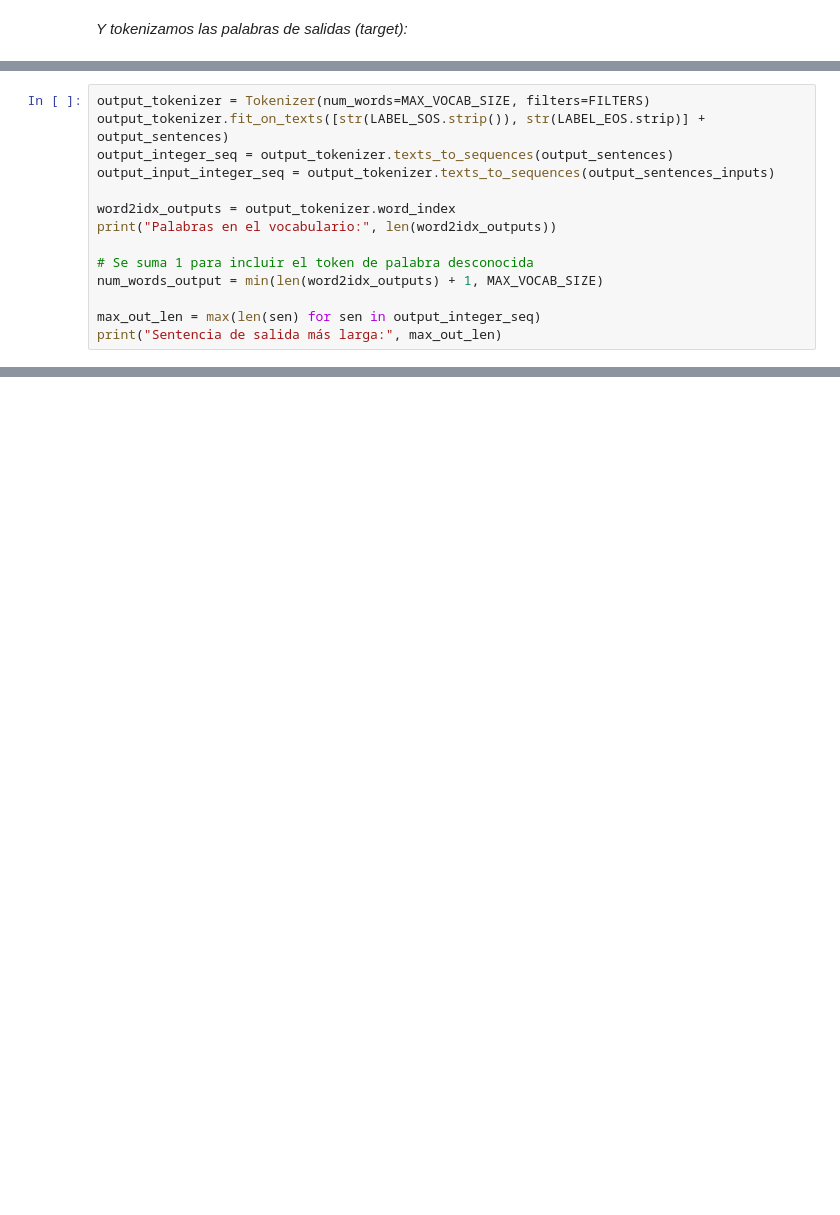
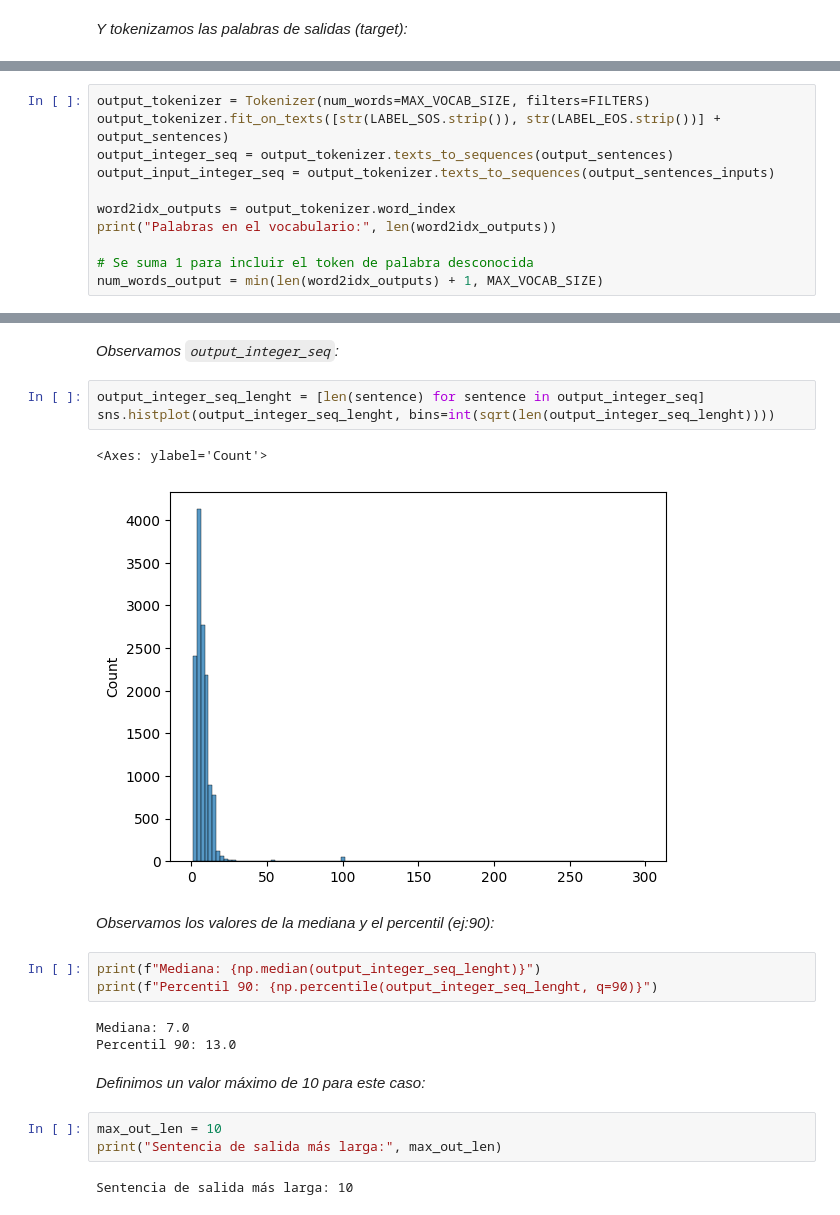
Before and after one commit to brunomaso1/uba-ceia, a Jupyter notebook: ceia-nlp/Desafio 4.ipynb, the cells around one changed output, grey strips where cells are left out. Saved outputs shown, nothing was run; the diff lists cells and outputs as text; blank space fills up the shorter version.

```diff
--- a/ceia-nlp/Desafio 4.ipynb
+++ b/ceia-nlp/Desafio 4.ipynb
@@ -245,6 +293,6 @@ Sentencia de entrada más larga: 9
 # %%
 output_tokenizer = Tokenizer(num_words=MAX_VOCAB_SIZE, filters=FILTERS)
-output_tokenizer.fit_on_texts([str(LABEL_SOS.strip()), str(LABEL_EOS.strip)] + output_sentences)
+output_tokenizer.fit_on_texts([str(LABEL_SOS.strip()), str(LABEL_EOS.strip())] + output_sentences)
 output_integer_seq = output_tokenizer.texts_to_sequences(output_sentences)
 output_input_integer_seq = output_tokenizer.texts_to_sequences(output_sentences_inputs)
 
@@ -253,7 +301,4 @@ print("Palabras en el vocabulario:", len(word2idx_outputs))
 
 # Se suma 1 para incluir el token de palabra desconocida
 num_words_output = min(len(word2idx_outputs) + 1, MAX_VOCAB_SIZE)
-
-max_out_len = max(len(sen) for sen in output_integer_seq)
-print("Sentencia de salida más larga:", max_out_len)
 # %% [output]
@@ -261,0 +338,23 @@ Sentencia de salida más larga: 10
+# %% [markdown]
+*Observamos `output_integer_seq`:*
+# %%
+output_integer_seq_lenght = [len(sentence) for sentence in output_integer_seq]
+sns.histplot(output_integer_seq_lenght, bins=int(sqrt(len(output_integer_seq_lenght))))
+# %% [output]
+<Axes: ylabel='Count'>
+[figure, added]
+# %% [markdown]
+*Observamos los valores de la mediana y el percentil (ej:90):*
+# %%
+print(f"Mediana: {np.median(output_integer_seq_lenght)}")
+print(f"Percentil 90: {np.percentile(output_integer_seq_lenght, q=90)}")
+# %% [output]
+Mediana: 7.0
+Percentil 90: 13.0
+# %% [markdown]
+*Definimos un valor máximo de 10 para este caso:*
+# %%
+max_out_len = 10
+print("Sentencia de salida más larga:", max_out_len)
+# %% [output]
+Sentencia de salida más larga: 10
```
Also changed, not shown: parts of 99 cells of this notebook, 4 other files.
